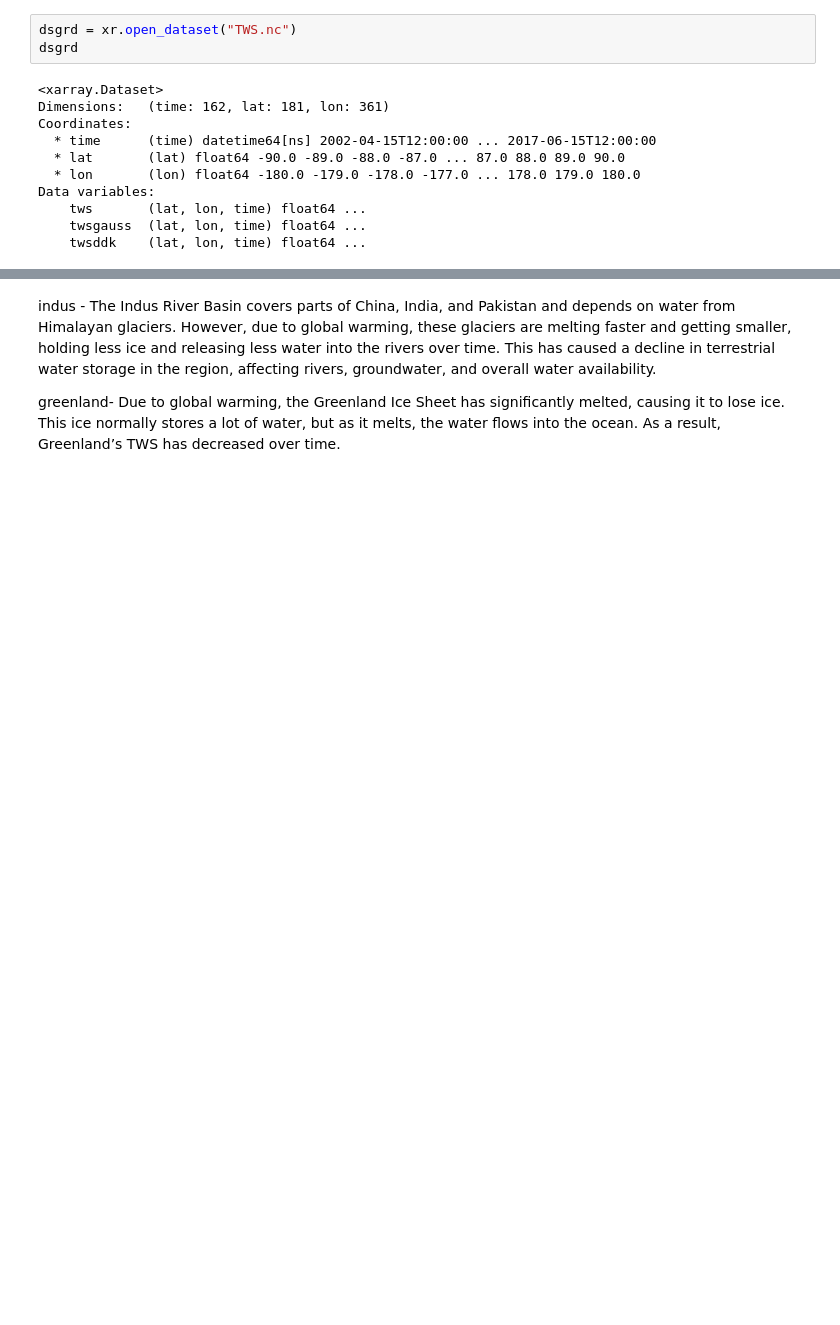
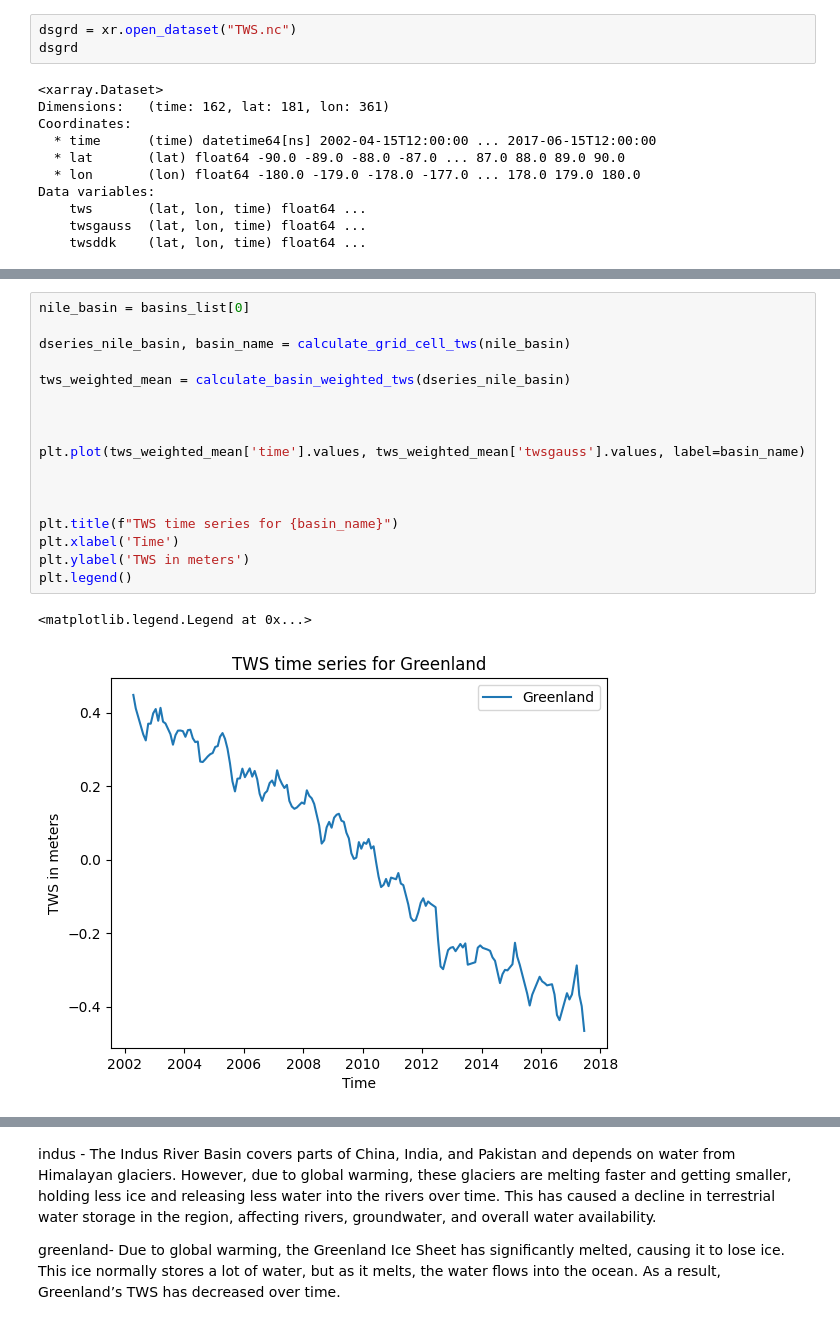
Before and after one commit to SedighehKarimi/EarthObservation_and_tws, a Jupyter notebook: Tutorial_2.ipynb, the cells around one changed output, grey strips where cells are left out. Drawn from its saved outputs; the diff is of its cells as text; blank space fills up the shorter version.

```diff
--- a/Tutorial_2.ipynb
+++ b/Tutorial_2.ipynb
@@ -173,0 +330,20 @@ plt.legend()
+# %%
+nile_basin = basins_list[0]
+
+dseries_nile_basin, basin_name = calculate_grid_cell_tws(nile_basin)
+
+tws_weighted_mean = calculate_basin_weighted_tws(dseries_nile_basin)
+
+
+
+plt.plot(tws_weighted_mean['time'].values, tws_weighted_mean['twsgauss'].values, label=basin_name)
+
+
+
+plt.title(f"TWS time series for {basin_name}")
+plt.xlabel('Time')
+plt.ylabel('TWS in meters')
+plt.legend()
+# %% [output]
+<matplotlib.legend.Legend at 0x...>
+[figure, added]
```
Also changed, not shown: parts of 40 cells of this notebook, 1 other file.
